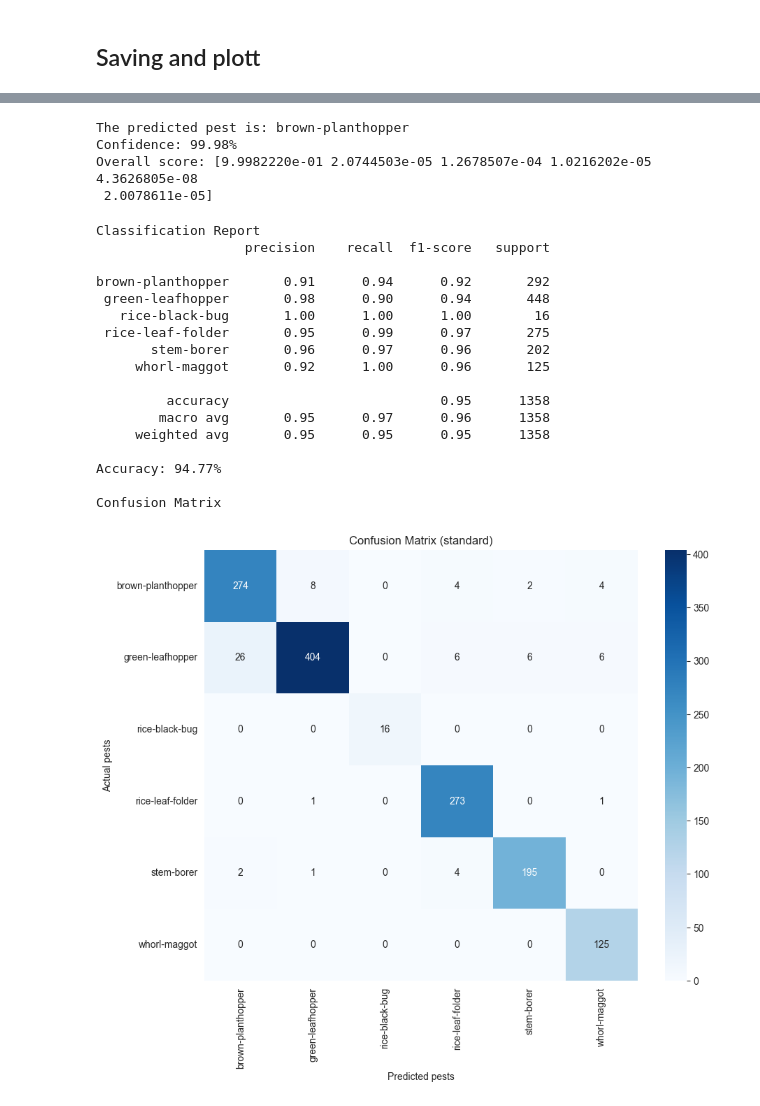
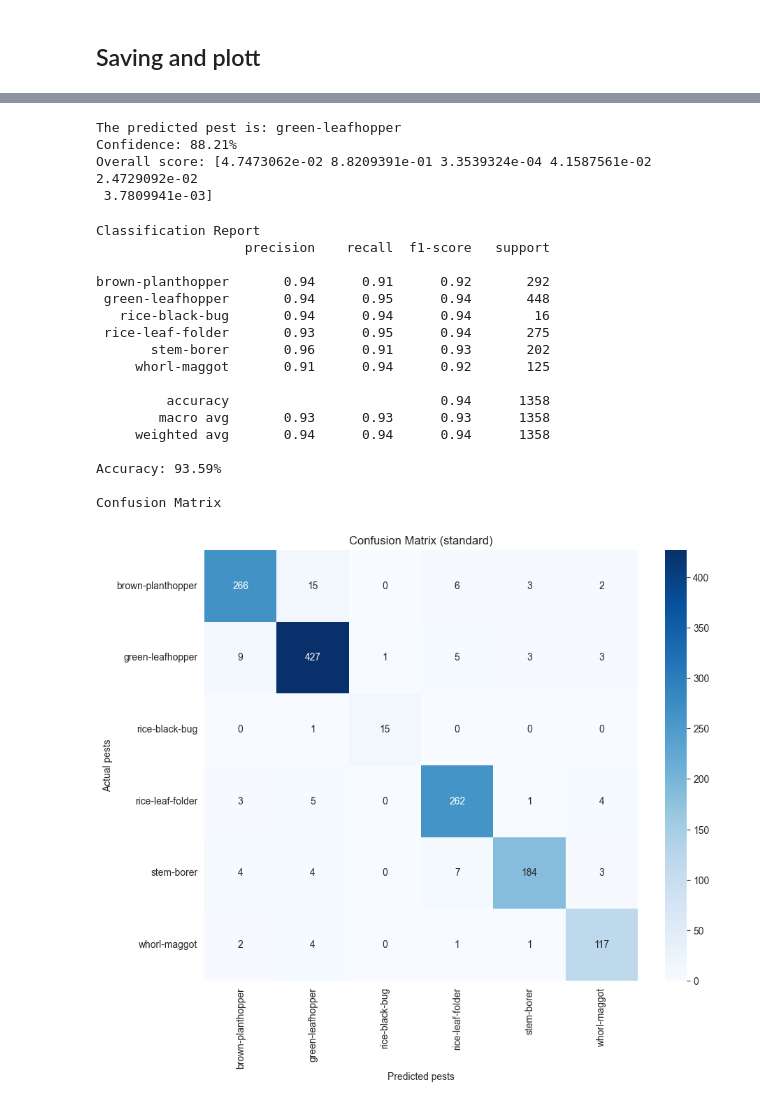
Before and after one commit to Zaphelious/rice-pest-classification, a Jupyter notebook: standard_training.ipynb, the cells around one changed output, grey strips where cells are left out. Saved outputs shown, nothing was run; the diff lists cells and outputs as text; code cells hidden in the pictures.

```diff
--- a/standard_training.ipynb
+++ b/standard_training.ipynb
@@ -239,6 +238,19 @@ class PestClassifierResNet50(nn.Module):
     def forward(self, x):
 
         return self.base_model(x)
+
+    def unfreeze_layer(self, layer):
+
+        if not (1 <= layer <= 4):
+            print('\nLayer out of range. ')
+
+        layer_name = f'layer{layer}'
+
+        layer_to_unfreeze = getattr(self.base_model, layer_name)
+
+        for params in layer_to_unfreeze.parameters():
+
+            params.requires_grad = True
 # %%
 model = models.resnet50(weights='ResNet50_Weights.IMAGENET1K_V2')
 
@@ -372,7 +330,7 @@ def train_and_validate(model, optimizer, criterion, train_dataloader, validation
 
             patience_counter = 0
             best_validation_loss = validation_loss
-            torch.save(model.state_dict(), 'new_models/mobilenetV2/SMobileNetV2_rice_pest_classificationV17.pt')
+            torch.save(model.state_dict(), 'new_models/Resnet50/SResNet50_rice_pest_classificationV4.pt')
         else:
             patience_counter += 1
             tqdm.write(f'No improvement for {patience_counter}/{patience} epochs')
@@ -493,7 +451,7 @@ def plot_accuracy(*results):
     plt.grid(True)
     plt.show()
 
-def save_historical_data(history, filename='training_results/v2/SMobileNetV2_rice_pest_classificationV17.csv'):
+def save_historical_data(history, filename='training_results/Resnet50/SResNet50_rice_pest_classificationV4.csv'):
 
     training_loss = history.get('train_loss', [])
     test_loss = history.get('validation_loss', [])
@@ -765,46 +706,49 @@ def save_evalution_result(total_predictions, true_labels):
 
     data.to_csv('evalution_result.csv', index=False)
 # %%
-import torchvision.models as models
+# import mmengine
+# from mmengine.logging.history_buffer import HistoryBuffer
+#
+# torch.serialization.safe_globals([HistoryBuffer])
 
 classes_names = train_set.classes
 hardware = torch.device('cuda' if   torch.cuda.is_available() else 'cpu')
-model_inference = PestClassifierEfficientNetV2M(num_classes=len(classes_names))
-model_inference.load_state_dict(torch.load('models/EfficientNetV2/SEfficientNetV2-m_rice_pest_classificationV13.pt', map_location=hardware))
+model_inference = PestClassifierResNet50(num_classes=len(classes_names))
+model_inference.load_state_dict(torch.load('new_models/Resnet50/SResNet50_rice_pest_classificationV3.pt', map_location=hardware))
 
 image_path = 'datasets/test/brown-planthopper/153-0433.png'
 unrelated = 'unrelated_data/115-0075.png'
 
-pest, confidence_score, over_all_scores = predict_single_image(model=model_inference, image_path=image_path, classes=classes_names, transform=validation_pipeline, device=hardware)
+pest, confidence_score, over_all_scores = predict_single_image(model=model_inference, image_path=unrelated, classes=classes_names, transform=validation_pipeline, device=hardware)
 
 print(f"The predicted pest is: {pest}")
 print(f"Confidence: {confidence_score * 100:.2f}%")
 print(f"Overall score: {over_all_scores}")
 
 true, pred = eval_metrics(model_inference, test_loader, classes_names, hardware)
 # %% [output]
-The predicted pest is: brown-planthopper
-Confidence: 99.98%
-Overall score: [9.9982220e-01 2.0744503e-05 1.2678507e-04 1.0216202e-05 4.3626805e-08
- 2.0078611e-05]
+The predicted pest is: green-leafhopper
+Confidence: 88.21%
+Overall score: [4.7473062e-02 8.8209391e-01 3.3539324e-04 4.1587561e-02 2.4729092e-02
+ 3.7809941e-03]
 Classification Report
                    precision    recall  f1-score   support
 
-brown-planthopper       0.91      0.94      0.92       292
- green-leafhopper       0.98      0.90      0.94       448
-   rice-black-bug       1.00      1.00      1.00        16
- rice-leaf-folder       0.95      0.99      0.97       275
-       stem-borer       0.96      0.97      0.96       202
-     whorl-maggot       0.92      1.00      0.96       125
+brown-planthopper       0.94      0.91      0.92       292
+ green-leafhopper       0.94      0.95      0.94       448
+   rice-black-bug       0.94      0.94      0.94        16
+ rice-leaf-folder       0.93      0.95      0.94       275
+       stem-borer       0.96      0.91      0.93       202
+     whorl-maggot       0.91      0.94      0.92       125
 
-         accuracy                           0.95      1358
-        macro avg       0.95      0.97      0.96      1358
-     weighted avg       0.95      0.95      0.95      1358
+         accuracy                           0.94      1358
+        macro avg       0.93      0.93      0.93      1358
+     weighted avg       0.94      0.94      0.94      1358
 
-Accuracy: 94.77%
+Accuracy: 93.59%
 
 Confusion Matrix
-[figure, old version]
+[figure, new version]
 # %%
 import torchvision.models as models
 
```
Also changed, not shown: parts of 9 cells of this notebook.
